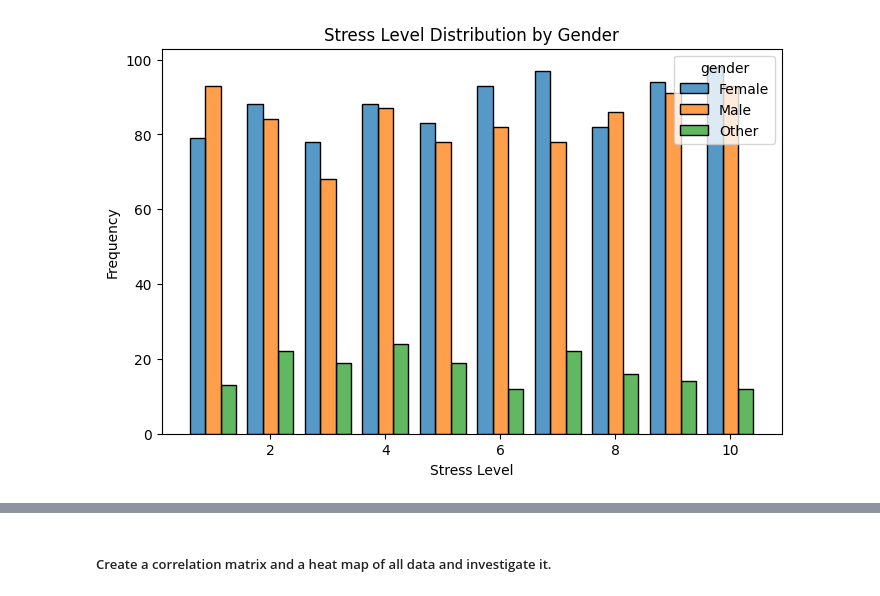
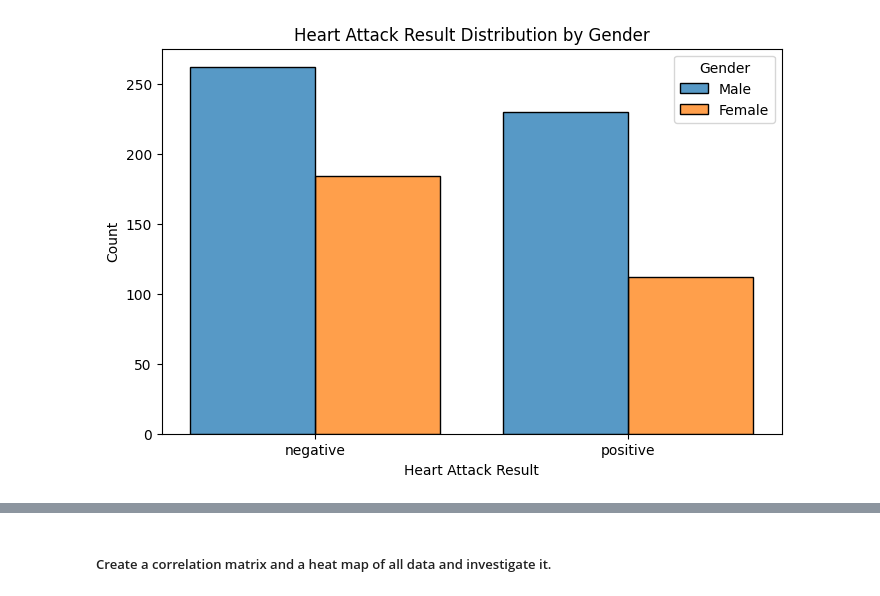
Before and after one commit to qmer05/bi-heart-attack-exam-project, a Jupyter notebook: notebooks/03_exploration_and_analysis copy.ipynb, the cells around one changed output, grey strips where cells are left out. Saved outputs shown, nothing was run; the diff lists cells and outputs as text; code cells hidden in the pictures.

```diff
--- a/notebooks/03_exploration_and_analysis copy.ipynb
+++ b/notebooks/03_exploration_and_analysis copy.ipynb
@@ -4,7 +4,7 @@ import seaborn as sns
 import matplotlib.pyplot as plt
 import numpy as np
 # %%
-dataset = '../data/cleaned_digital_diet_mental_health.csv'
+dataset = '../data/cleaned_Medicaldataset.csv.csv'
 df = pd.read_csv(dataset, header=0)
 # %%
 pd.set_option('display.max_columns', None)
@@ -78,12 +71,12 @@ plt.show()
 # %%
 # Genskab kategorien "gender" fra one-hot
-gender_cols = [col for col in df.columns if col.startswith('gender_')]
-df['gender'] = df[gender_cols].idxmax(axis=1).str.replace('gender_', '')
+# gender_cols = [col for col in df.columns if col.startswith('gender_')]
+# df['gender'] = df[gender_cols].idxmax(axis=1).str.replace('gender_', '')
 
 # Samlet visualisering
-df['gender'].value_counts().plot(kind='bar')
-plt.title('Gender Distribution')
-plt.xlabel('Gender')
+df['Result'].value_counts().plot(kind='bar')
+plt.title('Result Distribution')
+plt.xlabel('Result')
 plt.ylabel('Count')
 plt.show()
 # %% [output]
@@ -91,9 +83,0 @@ plt.show()
-# %%
-location_cols = [col for col in df.columns if col.startswith('location_type_')]
-df['location_type'] = df[location_cols].idxmax(axis=1).str.replace('location_type_', '')
-
-df['location_type'].value_counts().plot(kind='bar')
-plt.title('Location Type Distribution')
-plt.xlabel('Location Type')
-plt.ylabel('Count')
-plt.show()
@@ -125,23 +101,23 @@ for col in filtered_cols:
 # %%
 # Genskab 'gender' kolonne fra one-hot
-gender_cols = [col for col in df.columns if col.startswith('gender_')]
-df['gender'] = df[gender_cols].idxmax(axis=1).str.replace('gender_', '')
+# gender_cols = [col for col in df.columns if col.startswith('gender_')]
+# df['gender'] = df[gender_cols].idxmax(axis=1).str.replace('gender_', '')
 # %%
-import seaborn as sns
-import matplotlib.pyplot as plt
+# Optional: Convert gender to label
+df['Gender'] = df['Gender'].map({1: 'Male', 0: 'Female'})
 
 plt.figure(figsize=(8, 5))
 sns.histplot(
     data=df,
-    x='stress_level',
-    hue='gender',
+    x='Result',
+    hue='Gender',
     multiple='dodge',
     shrink=0.8,
-    discrete=True  # stress_level er diskret
+    discrete=True
 )
-plt.title('Stress Level Distribution by Gender')
-plt.xlabel('Stress Level')
-plt.ylabel('Frequency')
+plt.title('Heart Attack Result Distribution by Gender')
+plt.xlabel('Heart Attack Result')
+plt.ylabel('Count')
 plt.show()
 # %% [output]
-[figure, old version]
+[figure, new version]
```
Also changed, not shown: parts of 21 cells of this notebook.
